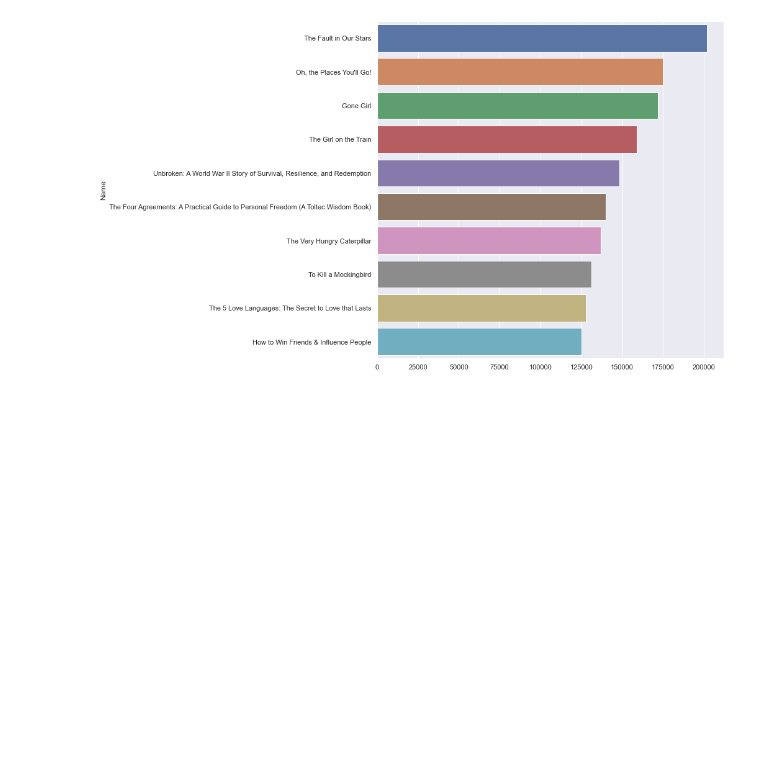
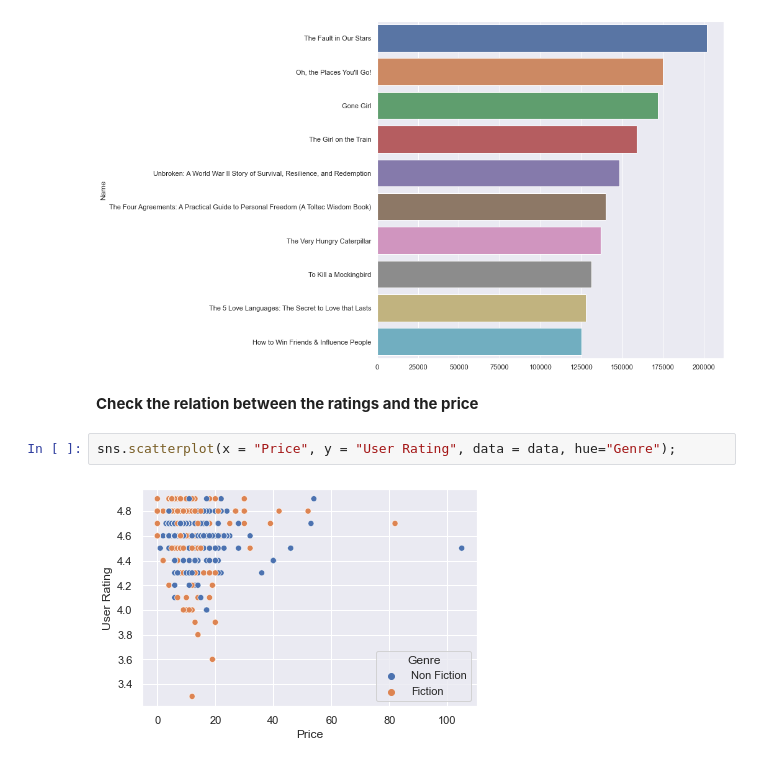
Before and after one commit to johanne-r/DataViz, a Jupyter notebook: Amazon Best Selling Books - DataViz.ipynb, the cells around one changed output. Saved outputs shown, nothing was run; the diff lists cells and outputs as text; blank space fills up the shorter version.

Commit message:
additional graphs

```diff
--- a/Amazon Best Selling Books - DataViz.ipynb
+++ b/Amazon Best Selling Books - DataViz.ipynb
@@ -114,3 +114,9 @@ plt.figure(figsize=(10,10))
 sns.barplot(x.values, x.index);
 # %% [output]
 [figure]
+# %% [markdown]
+**Check the relation between the ratings and the price**
+# %%
+sns.scatterplot(x = "Price", y = "User Rating", data = data, hue="Genre");
+# %% [output]
+[figure, added]
```
Also changed, not shown: parts of 2 cells of this notebook.
